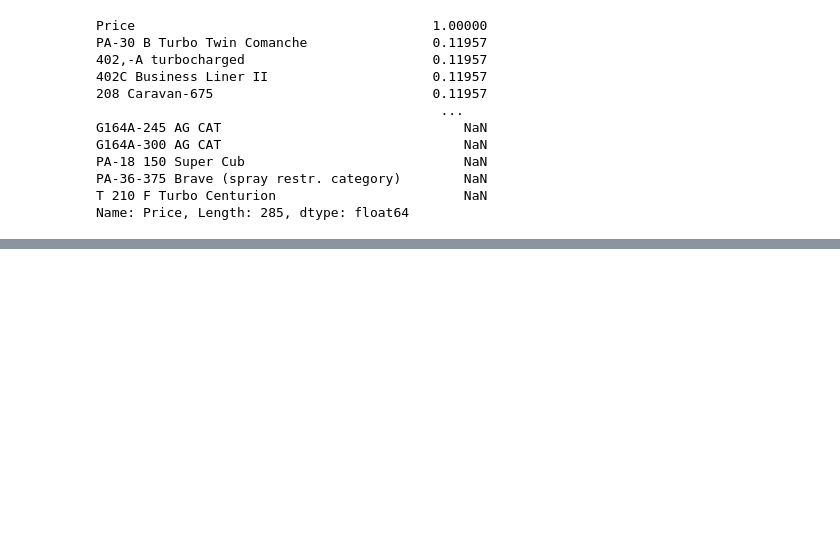
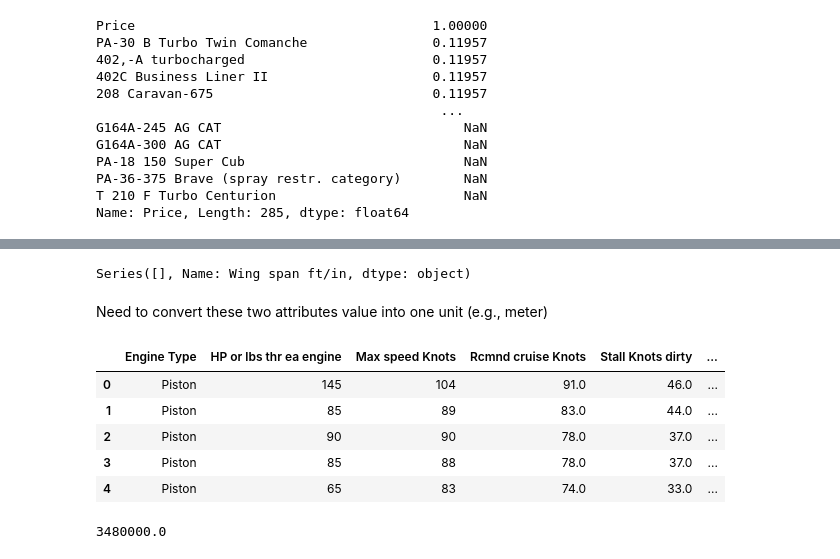
Before and after one commit to mirzaaa101/Airplane-Price-Prediction-Using-Regression-Techniques, a Jupyter notebook: Airplane-Price-Prediction.ipynb, the cells around one changed output, grey strips where cells are left out. Cells and saved outputs as stored; diff of their text form; code cells hidden in the pictures; blank space fills up the shorter version.

```diff
--- a/Airplane-Price-Prediction.ipynb
+++ b/Airplane-Price-Prediction.ipynb
@@ -210,0 +304,41 @@ Name: Price, Length: 285, dtype: float64
+# %%
+length_replacement = {
+    '56' : '56/0',
+    '36' : '36/0',
+    '28' : '28/0',
+    'N/C' : '0/0',
+    'Orig' : '0/0',
+    '32.9' : '32/9'
+}
+
+plane['Wing span ft/in'] = plane['Wing span ft/in'].replace(length_replacement)
+find_irregular_values(plane, 'Wing span ft/in')
+# %% [output]
+Series([], Name: Wing span ft/in, dtype: object)
+# %% [markdown]
+Need to convert these two attributes value into one unit (e.g., meter)
+# %%
+# spliting the column like a/b into two columns a(feet) and b(inches)
+plane[['Feet_length', 'Inches_length']] = plane['Length ft/in'].str.split('/', expand=True).astype(float)
+plane[['Feet_wing', 'Inches_wing']] = plane['Wing span ft/in'].str.split('/', expand=True).astype(float)
+# %%
+# dropping these columns
+plane.drop(columns=["Length ft/in", "Wing span ft/in"], inplace=True)
+# %%
+# Conversion factor: 1 foot = 0.3048 meters, 1 inch = 0.0254 meters
+plane['length_meters'] = plane['Feet_length'] * 0.3048 + plane['Inches_length'] * 0.0254
+plane['Wing_span_meters'] = plane['Feet_wing'] * 0.3048 + plane['Inches_wing'] * 0.0254
+# %%
+plane.drop(columns=["Feet_length","Inches_length","Feet_wing", "Inches_wing"], inplace=True)
+plane.head()
+# %% [output]
+|  | Engine Type | HP or lbs thr ea engine | Max speed Knots | Rcmnd cruise Knots | Stall Knots dirty | ... |
+| 0 | Piston | 145 | 104 | 91.0 | 46.0 | ... |
+| 1 | Piston | 85 | 89 | 83.0 | 44.0 | ... |
+| 2 | Piston | 90 | 90 | 78.0 | 37.0 | ... |
+| 3 | Piston | 85 | 88 | 78.0 | 37.0 | ... |
+| 4 | Piston | 65 | 83 | 74.0 | 33.0 | ... |
+# %%
+plane["Price"].iloc[47]
+# %% [output]
+3480000.0
```
Also changed, not shown: parts of 27 cells of this notebook.
